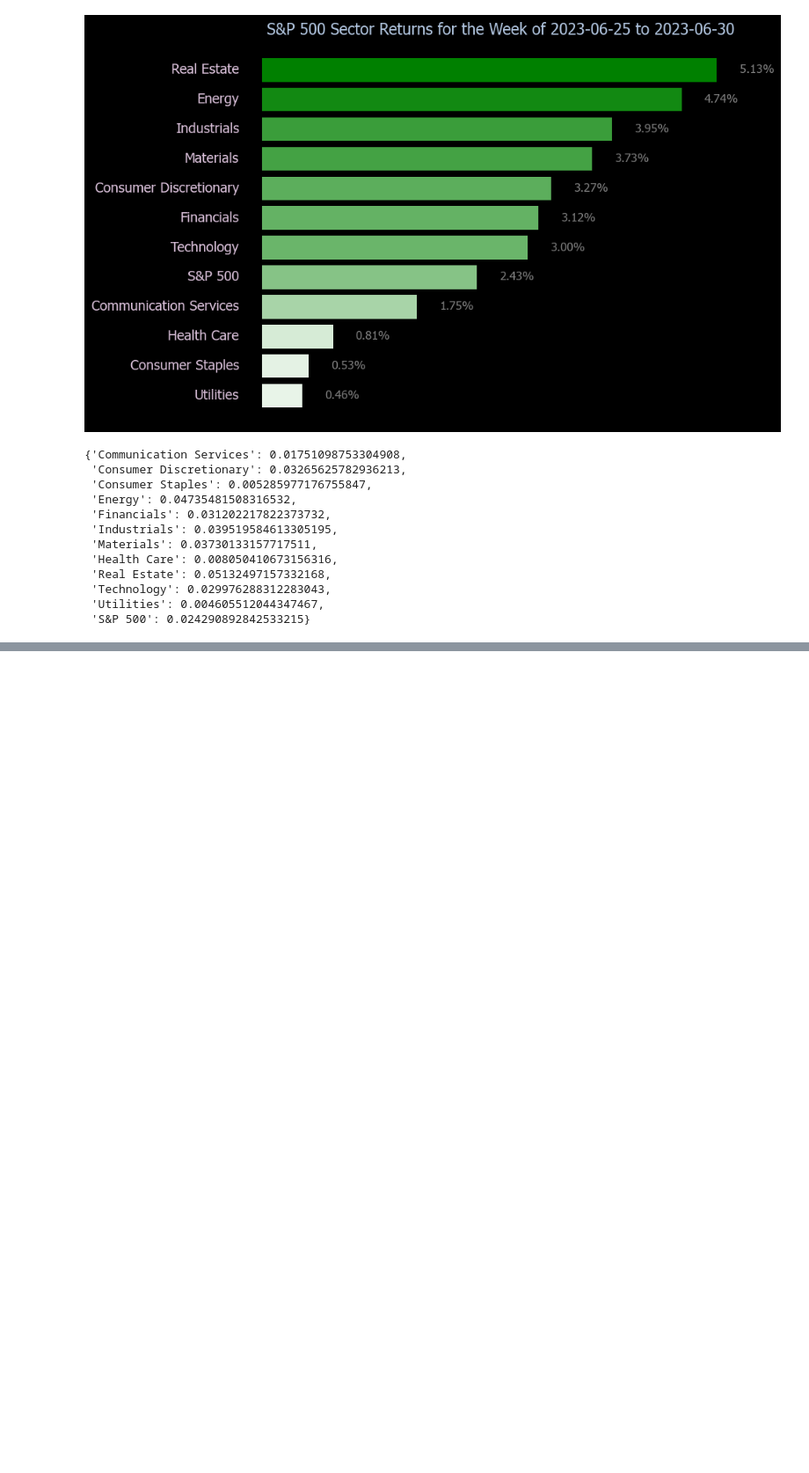
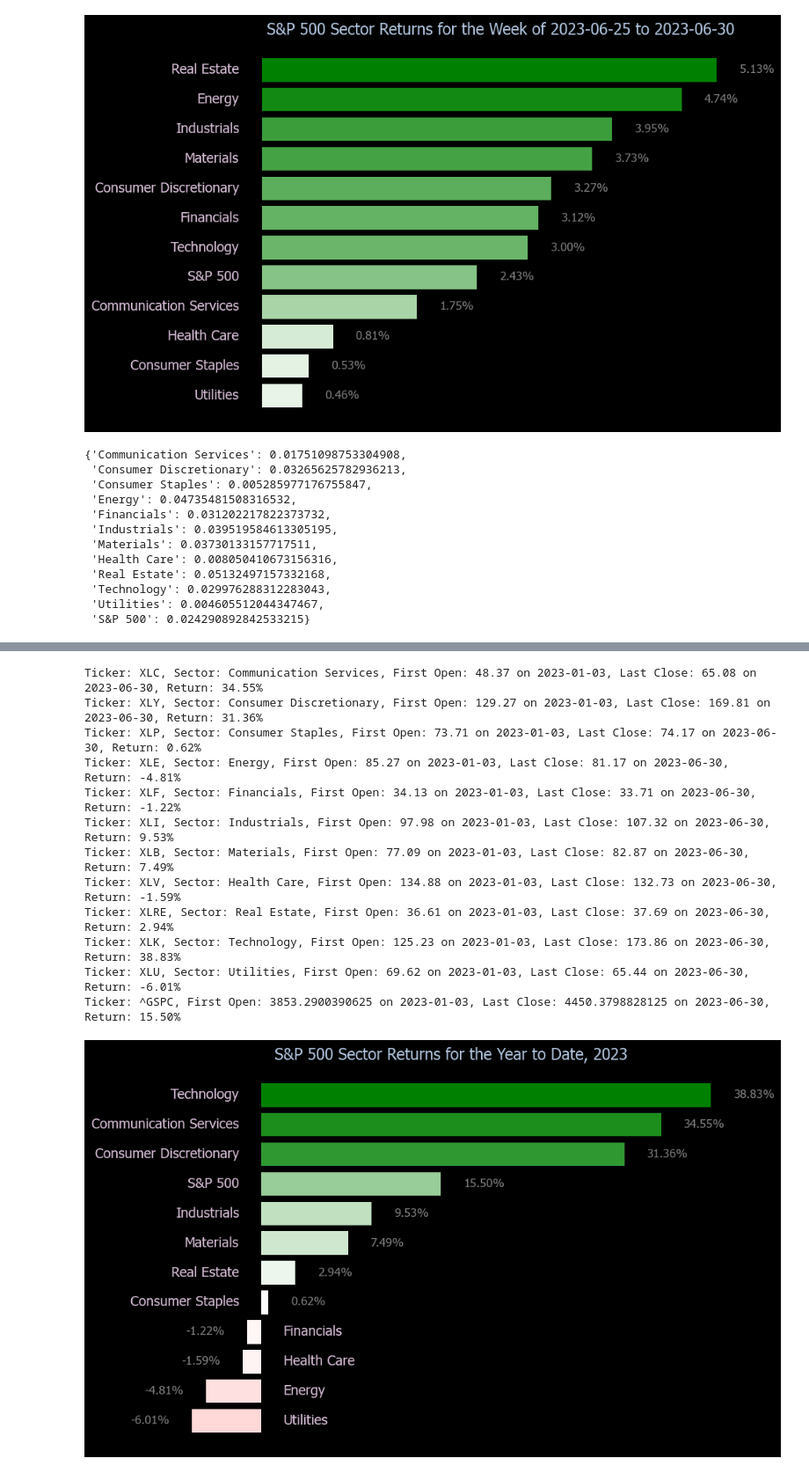
Before and after one commit to danielsobrado/notebooks_invest, a Jupyter notebook: seasonality/SP500 Sector Returns.ipynb, the cells around one changed output, grey strips where cells are left out. Shown at 88% size. Cells and saved outputs as stored; diff of their text form; code cells hidden in the pictures; blank space fills up the shorter version.

```diff
--- a/seasonality/SP500 Sector Returns.ipynb
+++ b/seasonality/SP500 Sector Returns.ipynb
@@ -70,10 +70,13 @@ def plot_data(df, start_date, end_date, title_format='weekly'):
 
         if title_format == 'weekly':
             title = f'S&P 500 Sector Returns for the Week of {start_date} to {end_date}'
-        else:  # Assuming monthly
+        elif title_format == 'monthly':
             month_name = calendar.month_name[datetime.strptime(end_date, '%Y-%m-%d').month]
             year = datetime.strptime(end_date, '%Y-%m-%d').year
             title = f'S&P 500 Sector Returns for the Month of {month_name}, {year}'
+        elif title_format == 'ytd':
+            year = datetime.strptime(end_date, '%Y-%m-%d').year
+            title = f'S&P 500 Sector Returns for the Year to Date, {year}'
 
         plt.title(title, color='lightsteelblue', fontsize=16)
         plt.tight_layout()
@@ -161,2 +164,26 @@ Ticker: XLU, Sector: Utilities, First Open: 64.5309561453971 on 2023-06-01, Last
 Ticker: ^GSPC, First Open: 4183.02978515625 on 2023-06-01, Last Close: 4450.3798828125 on 2023-06-30, Return: 6.39%
 [figure]
+# %%
+start_date = '2023-01-01'
+end_date = '2023-06-30'
+
+data = get_data(sector_dict, start_date, end_date)
+data['S&P 500'] = get_sp500_data(start_date, end_date)
+
+df = prepare_data_frame(data)
+
+plot_data(df, start_date, end_date, title_format='ytd')
+# %% [output]
+Ticker: XLC, Sector: Communication Services, First Open: 48.37 on 2023-01-03, Last Close: 65.08 on 2023-06-30, Return: 34.55%
+Ticker: XLY, Sector: Consumer Discretionary, First Open: 129.27 on 2023-01-03, Last Close: 169.81 on 2023-06-30, Return: 31.36%
+Ticker: XLP, Sector: Consumer Staples, First Open: 73.71 on 2023-01-03, Last Close: 74.17 on 2023-06-30, Return: 0.62%
+Ticker: XLE, Sector: Energy, First Open: 85.27 on 2023-01-03, Last Close: 81.17 on 2023-06-30, Return: -4.81%
+Ticker: XLF, Sector: Financials, First Open: 34.13 on 2023-01-03, Last Close: 33.71 on 2023-06-30, Return: -1.22%
+Ticker: XLI, Sector: Industrials, First Open: 97.98 on 2023-01-03, Last Close: 107.32 on 2023-06-30, Return: 9.53%
+Ticker: XLB, Sector: Materials, First Open: 77.09 on 2023-01-03, Last Close: 82.87 on 2023-06-30, Return: 7.49%
+Ticker: XLV, Sector: Health Care, First Open: 134.88 on 2023-01-03, Last Close: 132.73 on 2023-06-30, Return: -1.59%
+Ticker: XLRE, Sector: Real Estate, First Open: 36.61 on 2023-01-03, Last Close: 37.69 on 2023-06-30, Return: 2.94%
+Ticker: XLK, Sector: Technology, First Open: 125.23 on 2023-01-03, Last Close: 173.86 on 2023-06-30, Return: 38.83%
+Ticker: XLU, Sector: Utilities, First Open: 69.62 on 2023-01-03, Last Close: 65.44 on 2023-06-30, Return: -6.01%
+Ticker: ^GSPC, First Open: 3853.2900390625 on 2023-01-03, Last Close: 4450.3798828125 on 2023-06-30, Return: 15.50%
+[figure, added]
```
Also changed, not shown: parts of 3 cells of this notebook, 2 other files.
